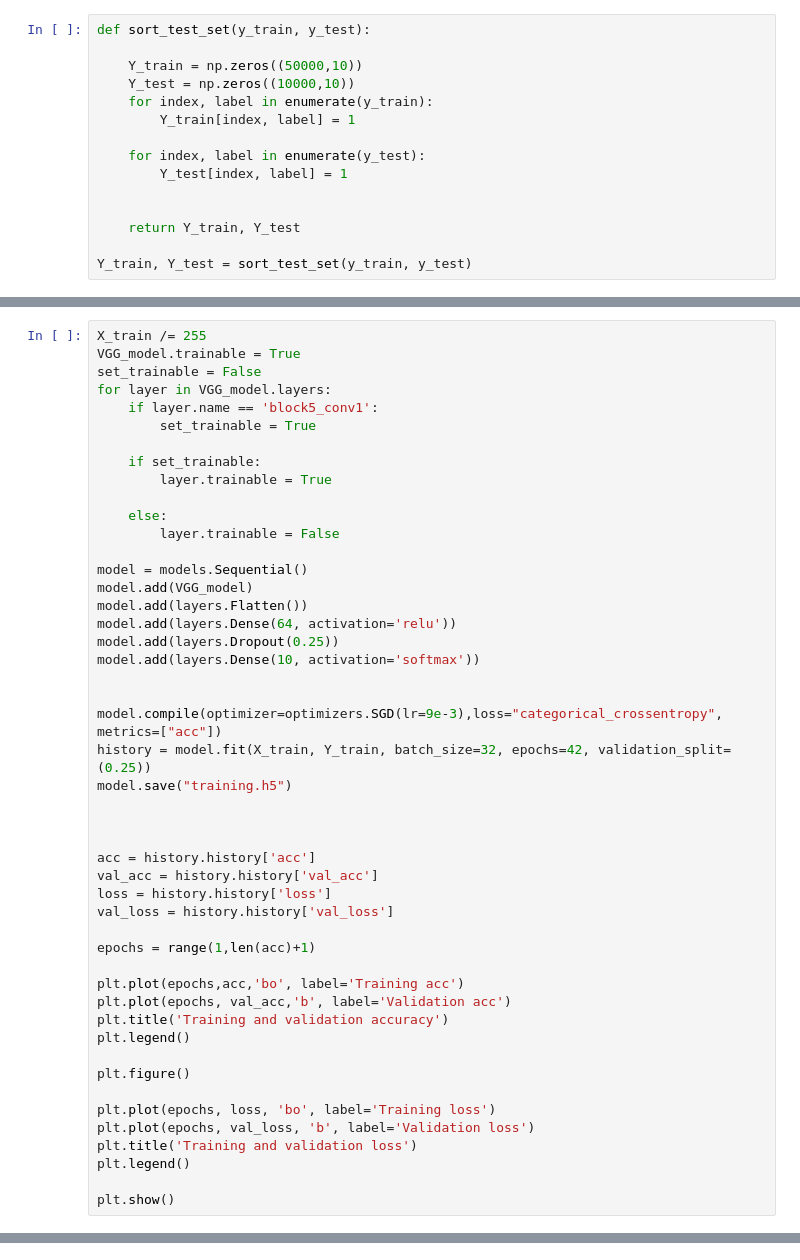
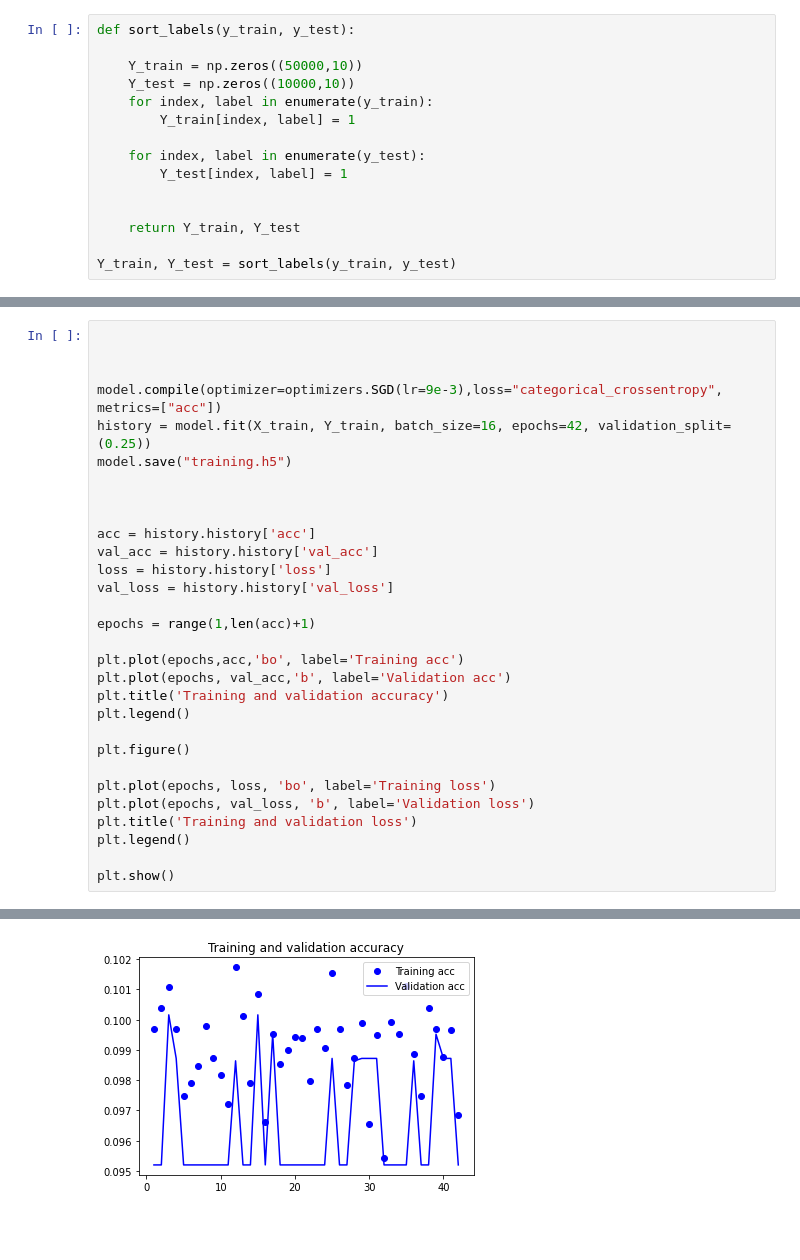
Before and after one commit to LucasColas/Project-with-CIFAR-10, a Jupyter notebook: Training_Project_CIFAR_10.ipynb, the cells around one changed output, grey strips where cells are left out. Drawn from its saved outputs; the diff is of its cells as text; blank space fills up the shorter version.

```diff
--- a/Training_Project_CIFAR_10.ipynb
+++ b/Training_Project_CIFAR_10.ipynb
@@ -35,7 +35,7 @@ Downloading data from https://www.cs.toronto.edu/~kriz/cifar-10-python.tar.gz
 170500096/170498071 [==============================] - 4s 0us/step
 float32 (50000, 1) (10000, 32, 32, 3) (10000, 1)
 # %%
-def sort_test_set(y_train, y_test):
+def sort_labels(y_train, y_test):
 
     Y_train = np.zeros((50000,10))
     Y_test = np.zeros((10000,10))
@@ -48,4 +48,4 @@ def sort_test_set(y_train, y_test):
 
     return Y_train, Y_test
 
-Y_train, Y_test = sort_test_set(y_train, y_test)
+Y_train, Y_test = sort_labels(y_train, y_test)
@@ -52,27 +116,9 @@ Y_train, Y_test = sort_test_set(y_train, y_test)
 # %%
-X_train /= 255
-VGG_model.trainable = True
-set_trainable = False
-for layer in VGG_model.layers:
-    if layer.name == 'block5_conv1':
-        set_trainable = True
 
-    if set_trainable:
-        layer.trainable = True
-
-    else:
-        layer.trainable = False
-
-model = models.Sequential()
-model.add(VGG_model)
-model.add(layers.Flatten())
-model.add(layers.Dense(64, activation='relu'))
-model.add(layers.Dropout(0.25))
-model.add(layers.Dense(10, activation='softmax'))
 
 
 model.compile(optimizer=optimizers.SGD(lr=9e-3),loss="categorical_crossentropy", metrics=["acc"])
-history = model.fit(X_train, Y_train, batch_size=32, epochs=42, validation_split=(0.25))
+history = model.fit(X_train, Y_train, batch_size=16, epochs=42, validation_split=(0.25))
 model.save("training.h5")
 
 
@@ -117,0 +164 @@ Epoch 19/42
+[figure, added]
```
Also changed, not shown: parts of 7 cells of this notebook.
